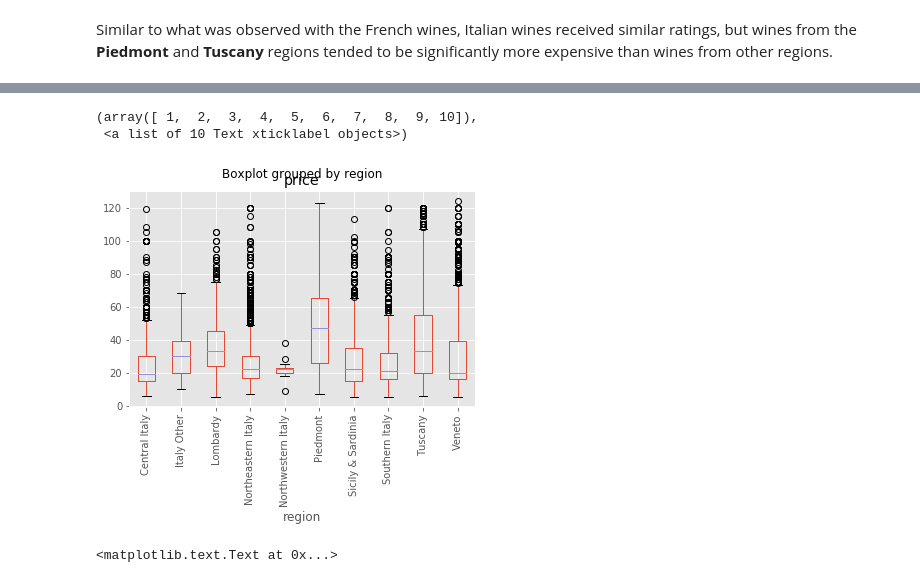
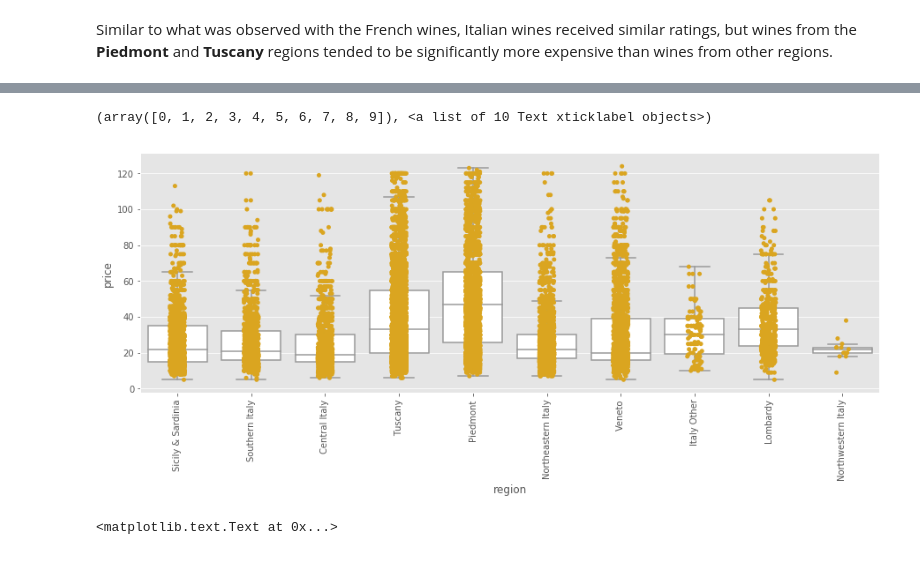
Before and after one commit to sarahrahrah/sprngbrd-mini-projects, a Jupyter notebook: capstone1/wine-data-story.ipynb, the cells around one changed output, grey strips where cells are left out. Cells and saved outputs as stored; diff of their text form; code cells hidden in the pictures.

Commit message:
added jitter to box plots

```diff
--- a/capstone1/wine-data-story.ipynb
+++ b/capstone1/wine-data-story.ipynb
@@ -411,11 +412,12 @@ plt.xticks(rotation=90)
 # %%
 newitalianwines = italianwines[italianwines['price'] < 125]
-newitalianwines.boxplot(by='region', column=['price'])
+plt.figure(figsize=(15, 5))
+sns.boxplot(x='region', y='price', data=newitalianwines, showfliers=False, color='white')
+sns.stripplot(x='region', y='price', data=newitalianwines, color="goldenrod", jitter = True)
 plt.xticks(rotation=90)
 # %% [output]
-(array([ 1,  2,  3,  4,  5,  6,  7,  8,  9, 10]),
- <a list of 10 Text xticklabel objects>)
+(array([0, 1, 2, 3, 4, 5, 6, 7, 8, 9]), <a list of 10 Text xticklabel objects>)
-[figure, old version]
+[figure, new version]
 # %%
 avg_price_per_region = newitalianwines.groupby('region')['price'].mean()
 avg_price_per_region.plot(kind ='bar', color = 'goldenrod')
```
Also changed, not shown: parts of 19 cells of this notebook.
